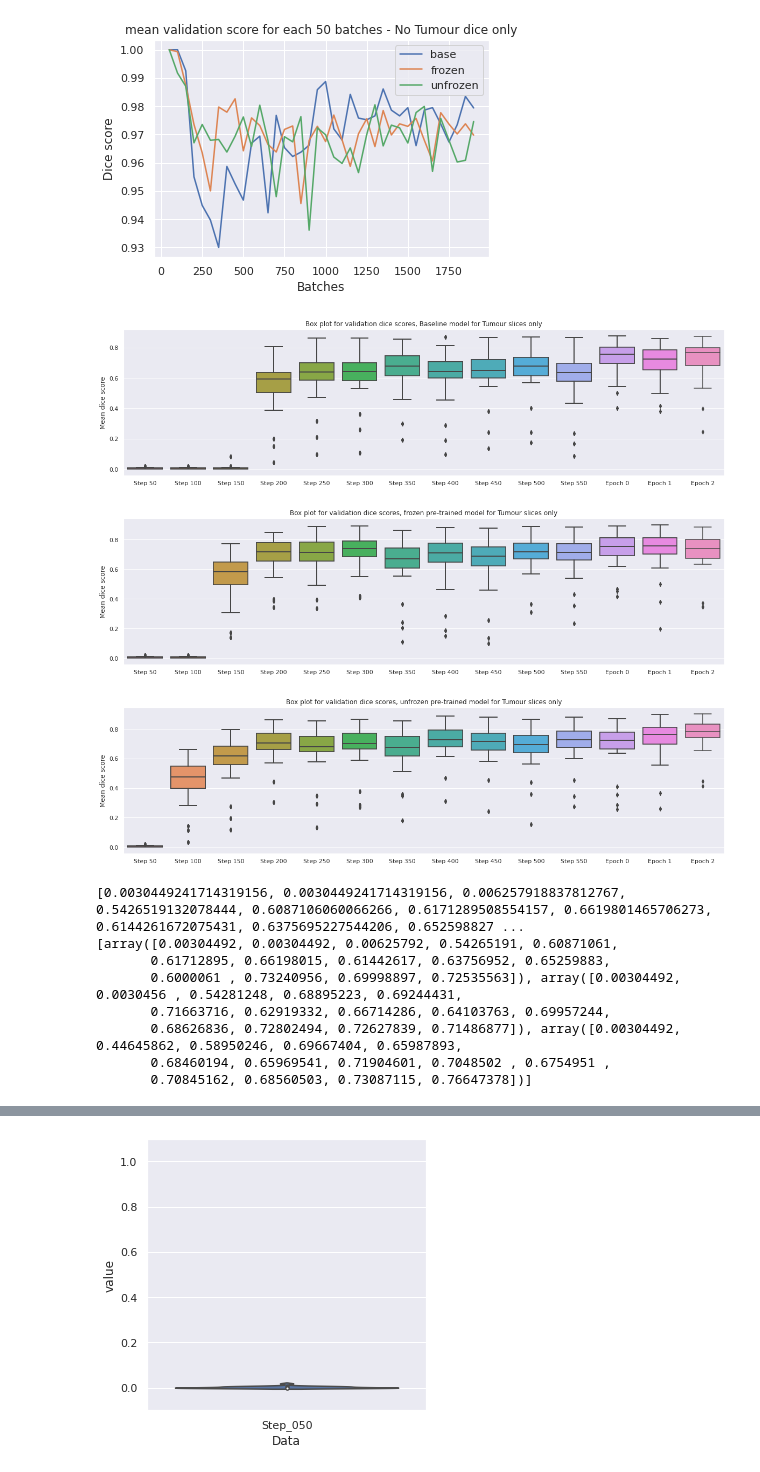
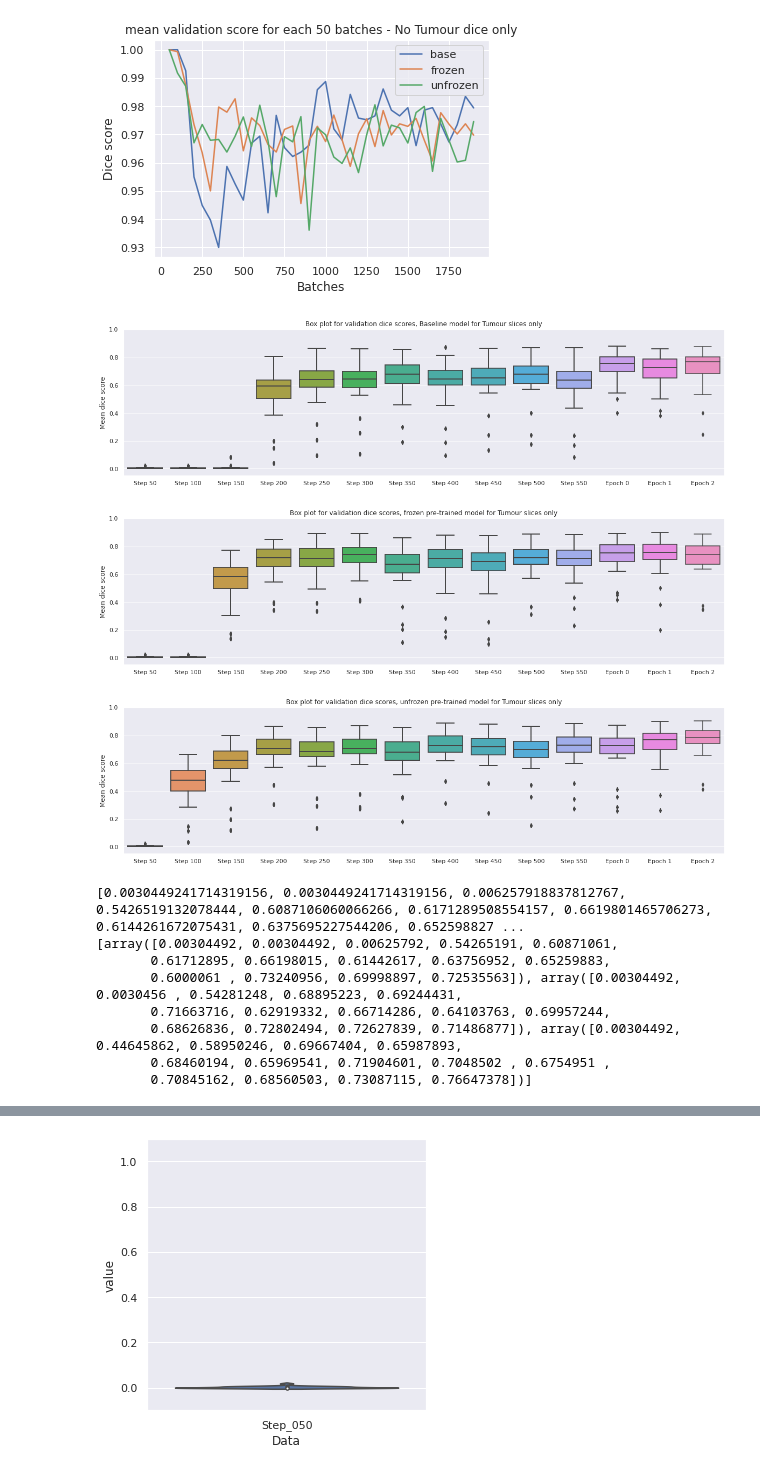
Before and after one commit to Jmckone1/unet, a Jupyter notebook: RANO comparison.ipynb, the cells around one changed output, grey strips where cells are left out. Cells and saved outputs as stored; diff of their text form; code cells hidden in the pictures.

```diff
--- a/RANO comparison.ipynb
+++ b/RANO comparison.ipynb
@@ -895,6 +895,7 @@ for i in range(3):
     base_med.append(np.median(base_dice_frame[0].to_numpy()))
     base_std.append(np.std(base_dice_frame[0].to_numpy()))
 
+plt.ylim([-0.05,1])
 plt.title("Box plot for validation dice scores, Baseline model for Tumour slices only")
 plt.ylabel("Mean dice score")
 plt.xlabel("")
@@ -935,6 +936,7 @@ for i in range(3):
     fr_med.append(np.median(fr_dice_frame[0].to_numpy()))
     fr_std.append(np.std(fr_dice_frame[0].to_numpy()))
 
+plt.ylim([-0.05,1])
 plt.title("Box plot for validation dice scores, frozen pre-trained model for Tumour slices only")
 plt.ylabel("Mean dice score")
 plt.xlabel("")
@@ -957,36 +959,37 @@ for i in range(len(x)):
     unfr_mean.append(np.mean(unfr_dice_frame[0].to_numpy()))
     unfr_med.append(np.median(unfr_dice_frame[0].to_numpy()))
     unfr_std.append(np.std(unfr_dice_frame[0].to_numpy()))
 
 for i in range(3):
     f = str(i)
 
     validation_dice_unfr = np.genfromtxt("Predictions/MK_5_model_predictions_2/MK_5_unfrozen_Epoch_"+f+"_validation/0_Tumour_slice_validation_dice.csv",delimiter=',')
     unfr_dice = pd.DataFrame(data=validation_dice_unfr, columns=range(1)).assign(Data="Unfr Dice")
 
     unfr_dice_frame = pd.DataFrame(data=unfr_dice, columns=range(1)).assign(Data="Epoch " + str(i))
 
     unfr_dice_frame_total = pd.concat([unfr_dice_frame_total,unfr_dice_frame])
 
     dice_output = pd.melt(unfr_dice_frame_total, id_vars=['Data'])
     ax = sns.boxplot(x="Data", y="value", data=dice_output)
     unfr_mean.append(np.mean(unfr_dice_frame[0].to_numpy()))
     unfr_med.append(np.median(unfr_dice_frame[0].to_numpy()))
     unfr_std.append(np.std(unfr_dice_frame[0].to_numpy()))
 
+plt.ylim([-0.05,1])
 plt.title("Box plot for validation dice scores, unfrozen pre-trained model for Tumour slices only")
 plt.ylabel("Mean dice score")
 plt.xlabel("")
 plt.show()
 print(base_mean)
 
 x = [np.asarray(base_mean), np.asarray(fr_mean),np.asarray(unfr_mean)]
 y = [50,100,150,200,250,300,350,400,450,500,550,0,1,2]
 print(x)
 # %% [output]
-[figure, old version]
+[figure, new version]
-[figure, old version]
+[figure, new version]
-[figure, old version]
+[figure, new version]
 [0.0030449241714319156, 0.0030449241714319156, 0.006257918837812767, 0.5426519132078444, 0.6087106060066266, 0.6171289508554157, 0.6619801465706273, 0.6144261672075431, 0.6375695227544206, 0.652598827 ...
 [array([0.00304492, 0.00304492, 0.00625792, 0.54265191, 0.60871061,
        0.61712895, 0.66198015, 0.61442617, 0.63756952, 0.65259883,
```
Also changed, not shown: 4 other files.
